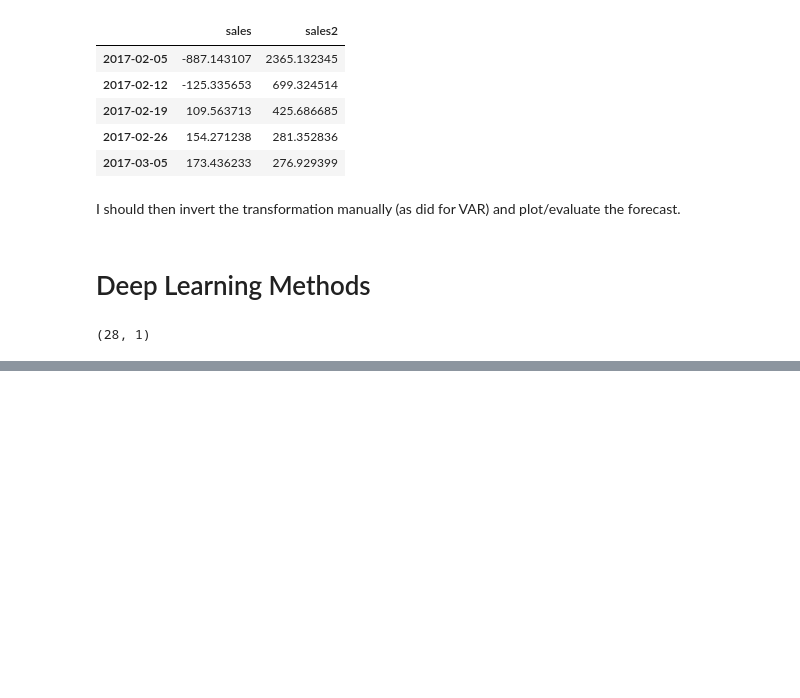
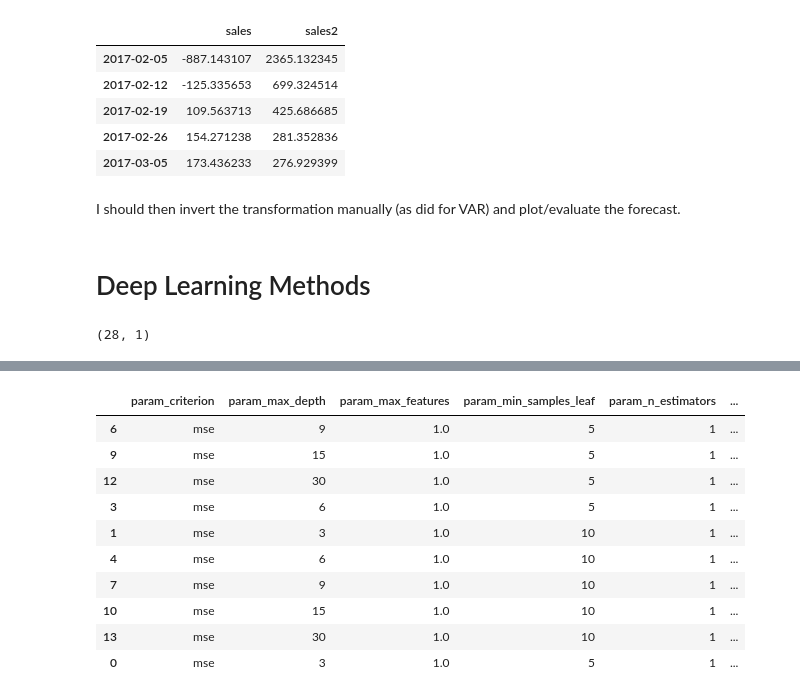
Before and after one commit to federicofrancone94/Store-Sales---Time-Series-Forecasting, a Jupyter notebook: ts_models_02_12_21.ipynb, the cells around one changed output, grey strips where cells are left out. Cells and saved outputs as stored; diff of their text form; code cells hidden in the pictures; blank space fills up the shorter version.

```diff
--- a/ts_models_02_12_21.ipynb
+++ b/ts_models_02_12_21.ipynb
@@ -1913,15 +1455,0 @@ nice_plotting(title='Test preds', new_fig=False)
-# %%
-models= train_stacking.columns[:3]
-
-train_metrics= {}
-val_metrics = {}
-
-for col in models:
-    print(f'\n{col}:')
-    train_rmse= round(rmse(train_stacking[col], y_train))
-    val_rmse= round(rmse(test_stacking[col], y_test)
-    print(f'Train RMSE: {train_rmse}')
-    print(f'Val RMSE: {val_rmse}')
-
-    train_metrics[col]= train_rmse
-    val_metrics[col]= val_rmse
@@ -2039,0 +2272,14 @@ https://towardsdatascience.com/state-space-model-and-kalman-filter-for-time-seri
+# %%
+df_cv_results(best_reg_rf, n_to_show=10)
+# %% [output]
+|  | param_criterion | param_max_depth | param_max_features | param_min_samples_leaf | param_n_estimators | ... |
+| 6 | mse | 9 | 1.0 | 5 | 1 | ... |
+| 9 | mse | 15 | 1.0 | 5 | 1 | ... |
+| 12 | mse | 30 | 1.0 | 5 | 1 | ... |
+| 3 | mse | 6 | 1.0 | 5 | 1 | ... |
+| 1 | mse | 3 | 1.0 | 10 | 1 | ... |
+| 4 | mse | 6 | 1.0 | 10 | 1 | ... |
+| 7 | mse | 9 | 1.0 | 10 | 1 | ... |
+| 10 | mse | 15 | 1.0 | 10 | 1 | ... |
+| 13 | mse | 30 | 1.0 | 10 | 1 | ... |
+| 0 | mse | 3 | 1.0 | 5 | 1 | ... |
```
Also changed, not shown: parts of 156 cells of this notebook.
